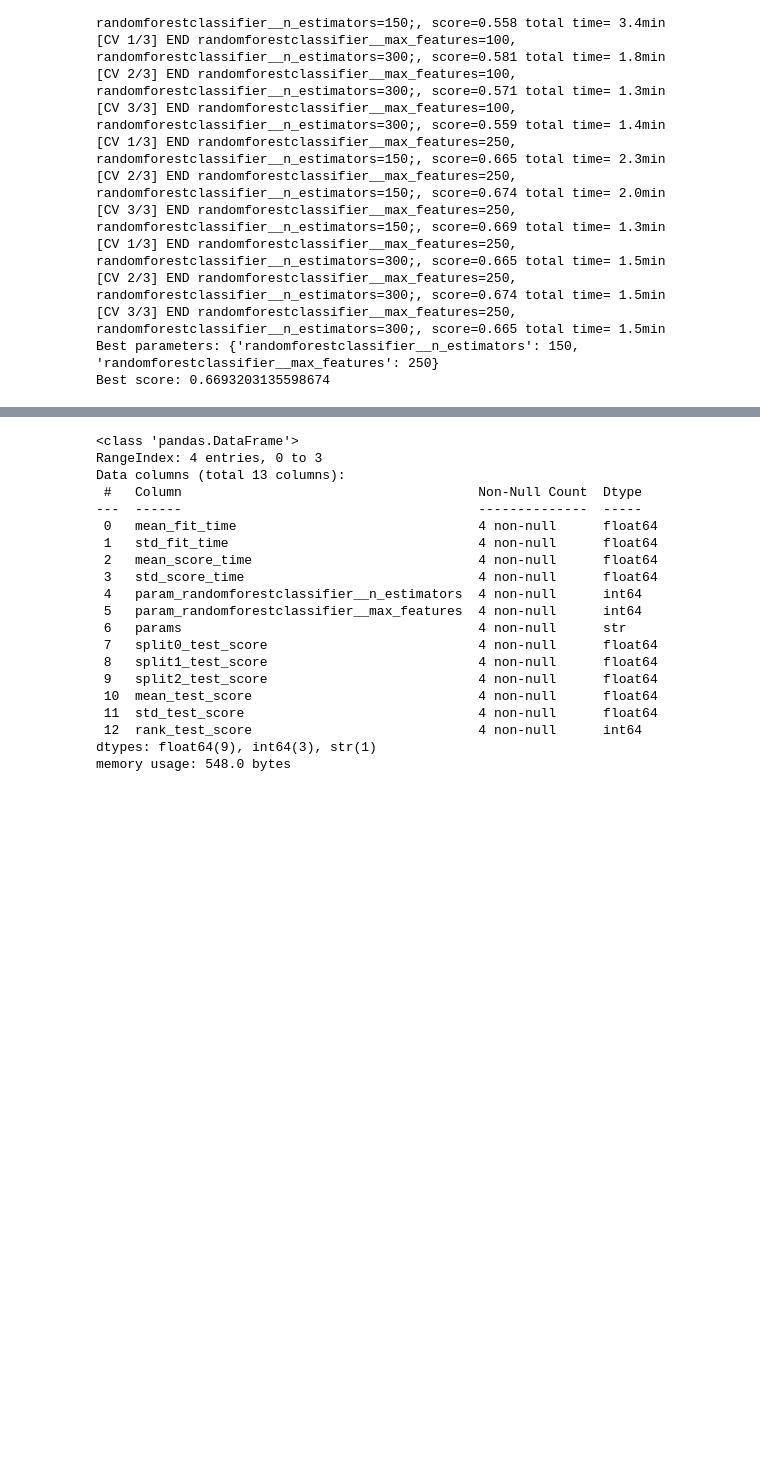
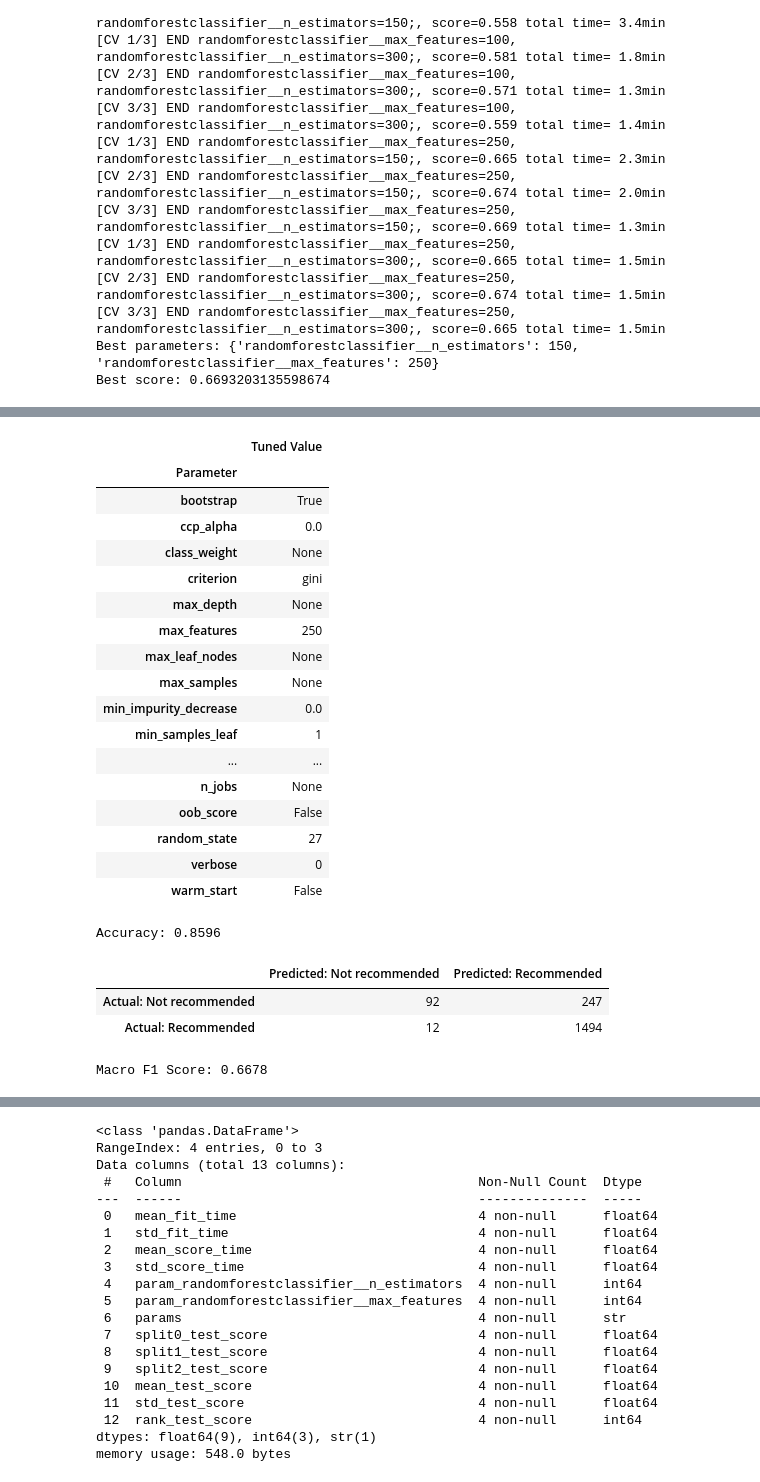
Before and after one commit to groundhog-21/dsnd-pipelines-project, a Jupyter notebook: starter/starter.ipynb, the cells around one changed output, grey strips where cells are left out. Saved outputs shown, nothing was run; the diff lists cells and outputs as text; code cells hidden in the pictures; blank space fills up the shorter version.

```diff
--- a/starter/starter.ipynb
+++ b/starter/starter.ipynb
@@ -554,7 +578,15 @@ Fitting 3 folds for each of 4 candidates, totalling 12 fits
 Best parameters: {'randomforestclassifier__n_estimators': 150, 'randomforestclassifier__max_features': 250}
 Best score: 0.6693203135598674
 # %%
-# Obtain best estimator
+# Obtain best estimator from the completed search
 
-model_best = param_search.best_estimator_
+# model_best = param_search.best_estimator_
+# model_best
+
+
+# Alternatively, load the saved estimator
+
+import joblib
+
+model_best = joblib.load('best_model.joblib')
 model_best
@@ -560,0 +611,68 @@ model_best
+# %%
+# Tuned parameter values
+
+tuned_rfc = model_best.named_steps['randomforestclassifier']
+
+display(
+    pd.Series(tuned_rfc.get_params(), name='Tuned Value')
+    .rename_axis('Parameter')
+    .to_frame()
+)
+# %% [output]
+|  | Tuned Value |
+| Parameter |  |
+| bootstrap | True |
+| ccp_alpha | 0.0 |
+| class_weight | None |
+| criterion | gini |
+| max_depth | None |
+| max_features | 250 |
+| max_leaf_nodes | None |
+| max_samples | None |
+| min_impurity_decrease | 0.0 |
+| min_samples_leaf | 1 |
+| ... | ... |
+| n_jobs | None |
+| oob_score | False |
+| random_state | 27 |
+| verbose | 0 |
+| warm_start | False |
+# %%
+# Get the predicted class label, accuracy score
+
+from sklearn.metrics import accuracy_score
+
+y_pred_opt = model_best.predict(X_test)
+accuracy_opt = accuracy_score(y_test, y_pred_opt)
+
+print(f"Accuracy: {accuracy_opt:.4f}")
+# %% [output]
+Accuracy: 0.8596
+# %%
+# Get the confusion matrix
+
+from sklearn.metrics import confusion_matrix
+
+cm_opt = confusion_matrix(y_test, y_pred_opt, labels=[0, 1])
+
+cm_table = pd.DataFrame(
+    cm_opt,
+    index=['Actual: Not recommended', 'Actual: Recommended'],
+    columns=['Predicted: Not recommended', 'Predicted: Recommended'],
+)
+
+display(cm_table)
+# %% [output]
+|  | Predicted: Not recommended | Predicted: Recommended |
+| Actual: Not recommended | 92 | 247 |
+| Actual: Recommended | 12 | 1494 |
+# %%
+# Get macro F1
+
+from sklearn.metrics import f1_score
+
+macro_f1_opt = f1_score(y_test, y_pred_opt, average='macro')
+
+print(f"Macro F1 Score: {macro_f1_opt:.4f}")
+# %% [output]
+Macro F1 Score: 0.6678
```
Also changed, not shown: parts of 40 cells of this notebook, 1 other file.
